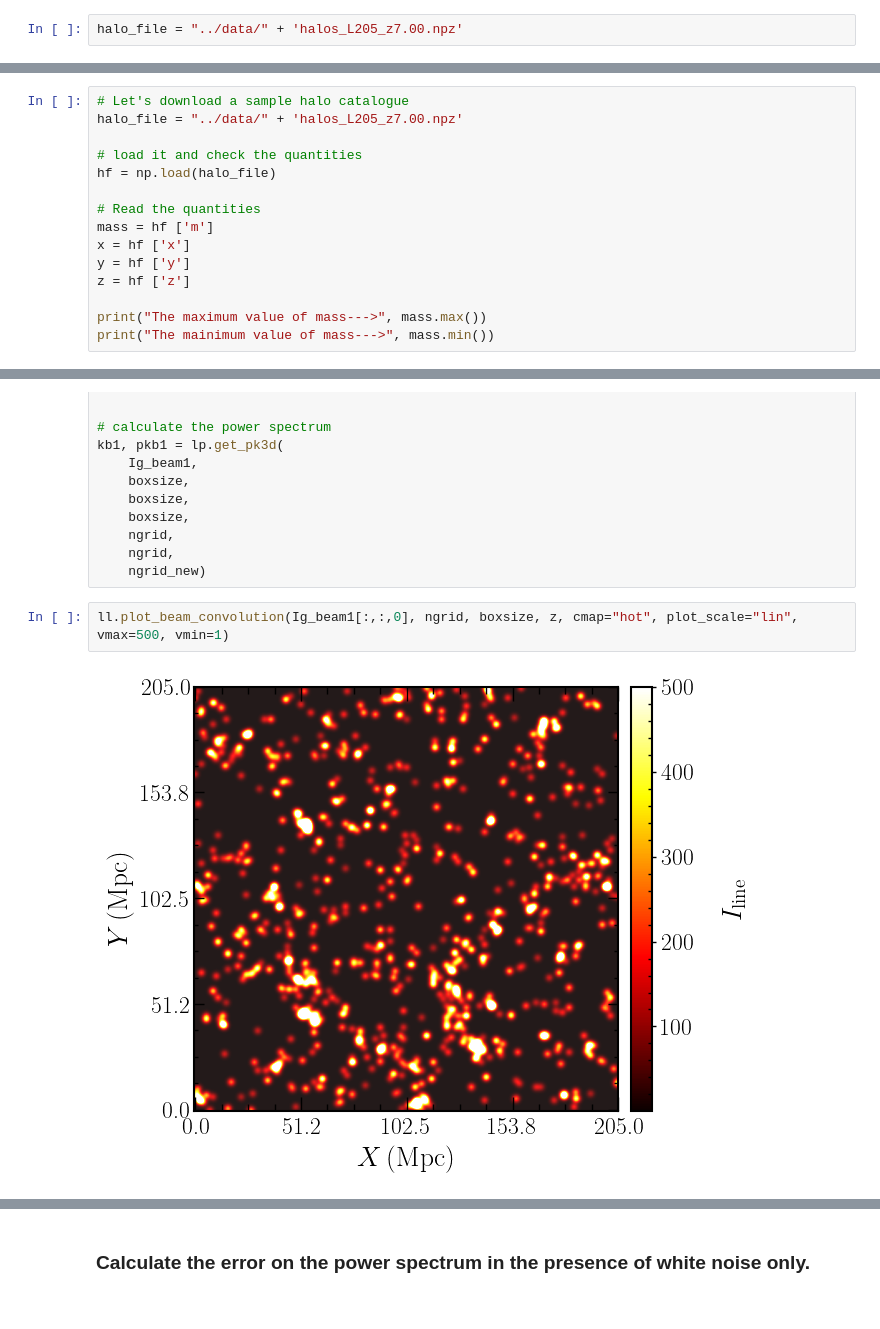
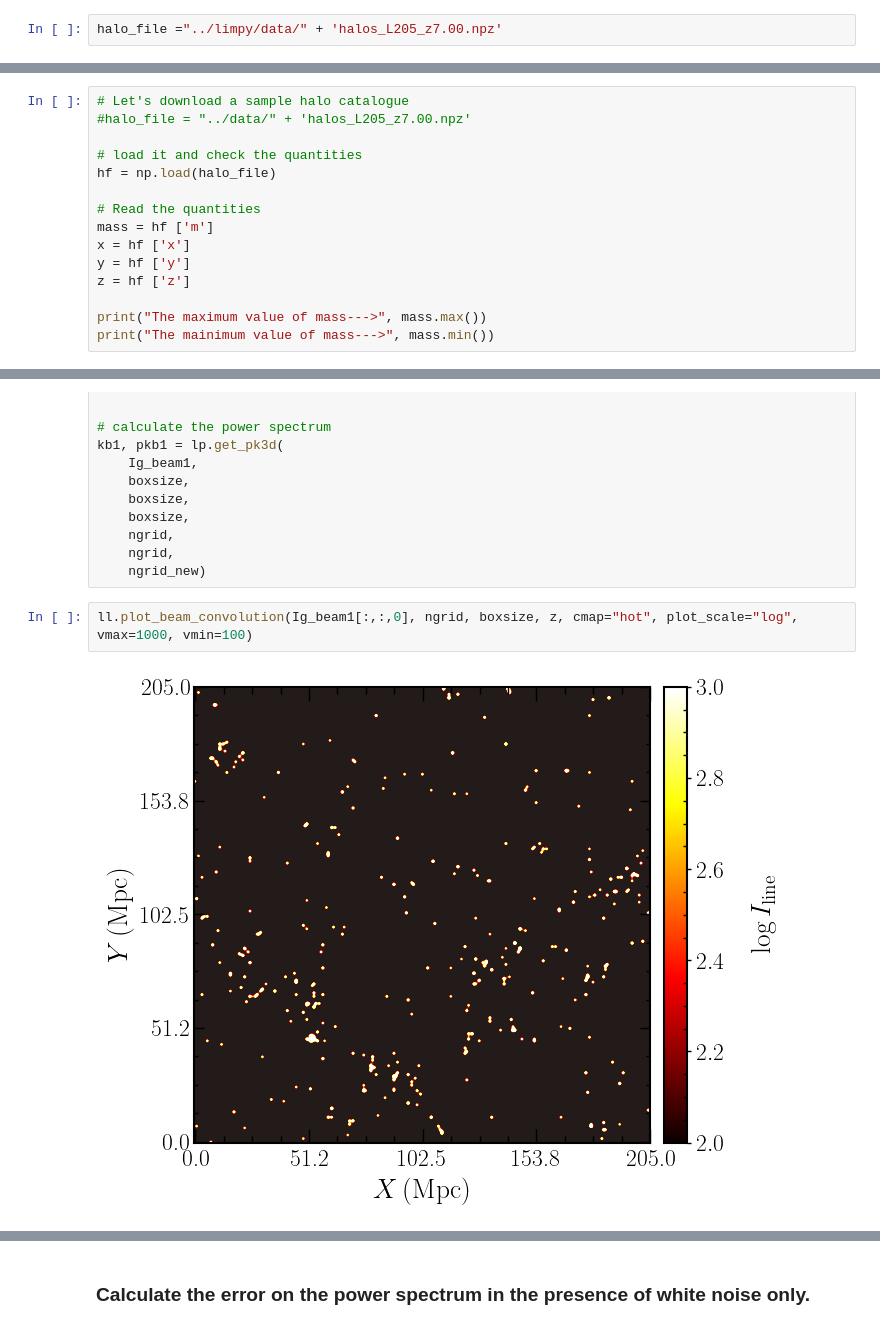
Before and after one commit to Anirbancosmo/Limpy, a Jupyter notebook: examples/Simulated_maps_and_powerspectra.ipynb, the cells around one changed output, grey strips where cells are left out. Cells and saved outputs as stored; diff of their text form.

```diff
--- a/examples/Simulated_maps_and_powerspectra.ipynb
+++ b/examples/Simulated_maps_and_powerspectra.ipynb
@@ -16,4 +16,4 @@ print("Available models for sfr --->", line_lum_models)
 Available models for sfr ---> ['Behroozi19', 'Tng300', 'Tng100', 'Silva15', 'Fonseca16']
 Available models for sfr ---> ['Visbal10', 'Silva15-m1', 'Silva15-m2', 'Silva15-m3', 'Silva15-m4', 'Fonseca16', 'Lagache18', 'Schaerer20', 'Alma_scalling']
 # %%
-halo_file = "../data/" + 'halos_L205_z7.00.npz'
+halo_file ="../limpy/data/" + 'halos_L205_z7.00.npz'
@@ -27,7 +31,7 @@ The units are in Msun/h, Mpc/h, Mpc/h, Mpc/h units.
 ---> halocat_type="input_cat" assumes this convention.
 # %%
 # Let's download a sample halo catalogue
-halo_file = "../data/" + 'halos_L205_z7.00.npz'
+#halo_file = "../data/" + 'halos_L205_z7.00.npz'
 
 # load it and check the quantities
 hf = np.load(halo_file)
@@ -194,9 +198,9 @@ kb1, pkb1 = lp.get_pk3d(
     ngrid,
     ngrid_new)
 # %%
-ll.plot_beam_convolution(Ig_beam1[:,:,0], ngrid, boxsize, z, cmap="hot", plot_scale="lin", vmax=500, vmin=1)
+ll.plot_beam_convolution(Ig_beam1[:,:,0], ngrid, boxsize, z, cmap="hot", plot_scale="log", vmax=1000, vmin=100)
 # %% [output]
-[figure, old version]
+[figure, new version]
 # %%
 plt.loglog(kcal, lu.dk(kcal, pkcal), lw=3, label = "No beam conv")
 plt.loglog(kb, lu.dk(kb, pkb), lw=3, label = "beam conv, 1.5 arc-min")
```
Also changed, not shown: parts of 7 cells of this notebook, 3 other files.
